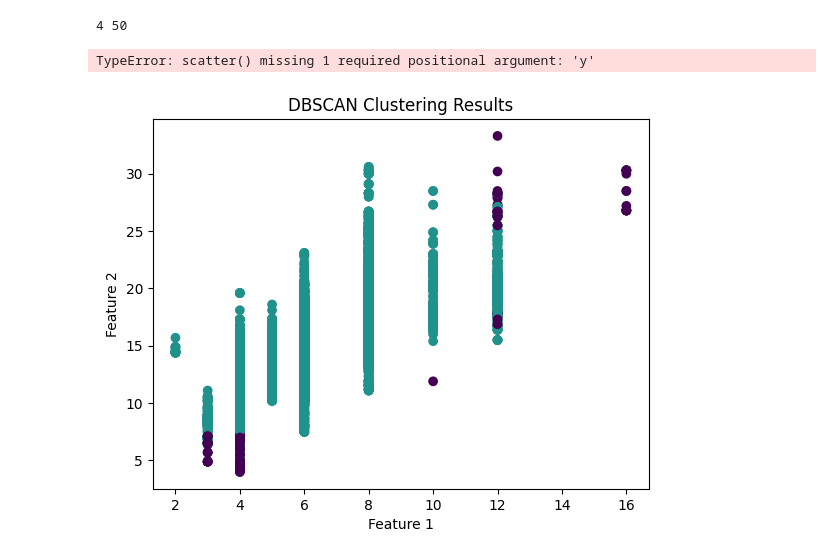
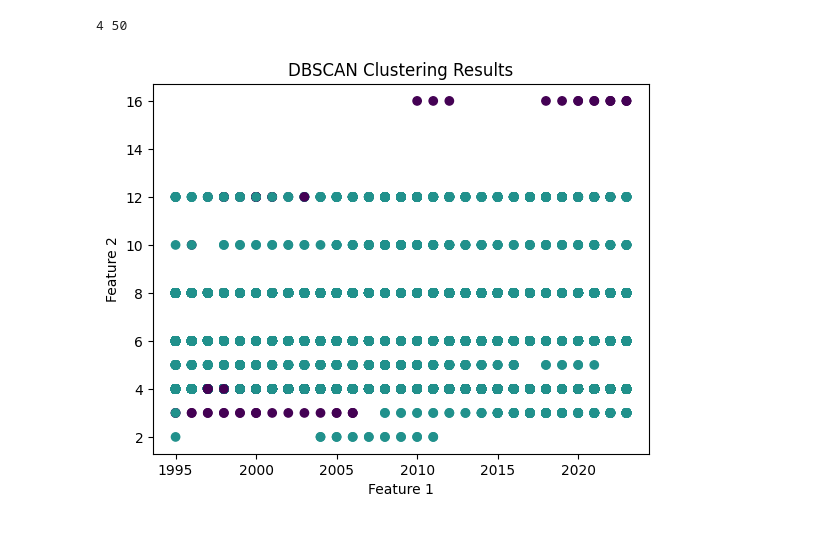
Before and after one commit to lfunderburk/machine-learning-capstone, a Jupyter notebook: notebooks/unsupervised-learning.ipynb, the cells around one changed output. Cells and saved outputs as stored; diff of their text form; code cells hidden in the pictures.

```diff
--- a/notebooks/unsupervised-learning.ipynb
+++ b/notebooks/unsupervised-learning.ipynb
@@ -428,19 +428,15 @@ labels = db.fit_predict(X)
 
 # Add the cluster labels to the DataFrame
 df['cluster'] = labels
-# %%
-plt.scatter(df['cluster'])
-# %% [output]
-TypeError: scatter() missing 1 required positional argument: 'y'
 # %%
 # get the cluster labels for the best hyperparameters
 n_clu, labels = perform_dbscan(X, 4, 50)
 
 # plot the data points with color representing cluster labels
-plt.scatter(X[:, 1], X[:, 2], c=labels, cmap='viridis')
+plt.scatter(X[:, 0], X[:, 1], c=labels, cmap='viridis')
 plt.xlabel('Feature 1')
 plt.ylabel('Feature 2')
 plt.title('DBSCAN Clustering Results')
 plt.show()
 # %% [output]
-[figure, old version]
+[figure, new version]
```
Also changed, not shown: parts of 5 cells of this notebook.
